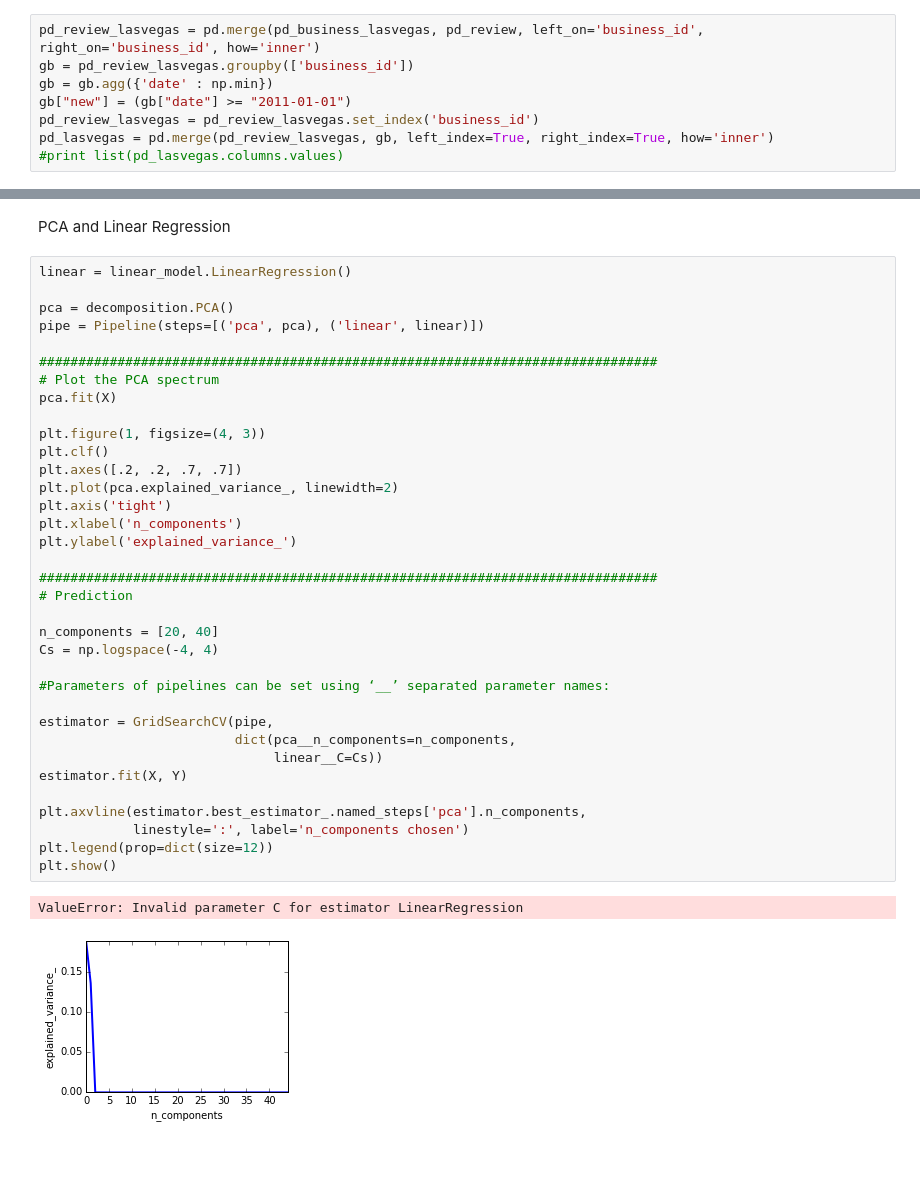
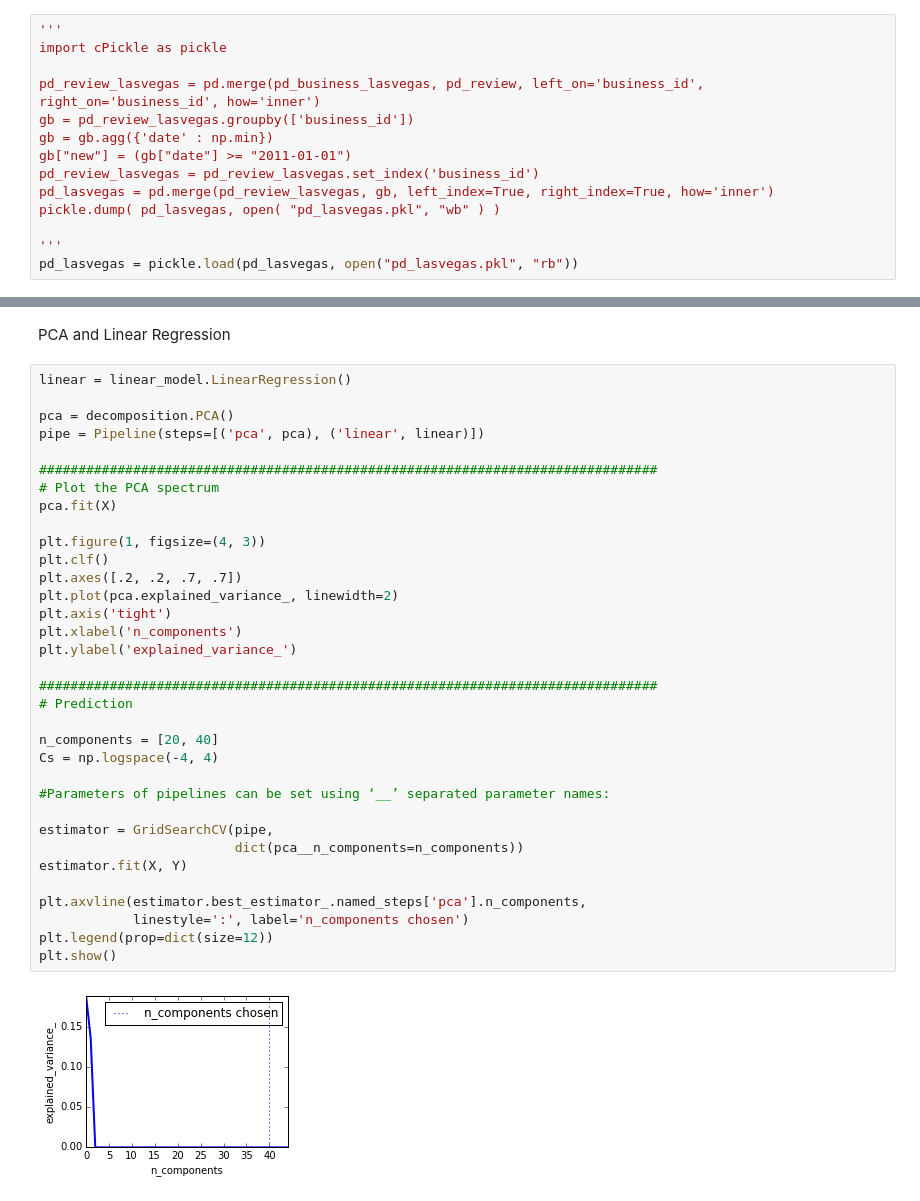
Before and after one commit to dbjnbnrj/newbusiness, a Jupyter notebook: Workbook.ipynb, the cells around one changed output, grey strips where cells are left out. Drawn from its saved outputs; the diff is of its cells as text; blank space fills up the shorter version.

```diff
--- a/Workbook.ipynb
+++ b/Workbook.ipynb
@@ -126,10 +128,16 @@ See the caveats in the documentation: http://pandas.pydata.org/pandas-docs/stabl
 # %% [markdown]
 Label new and old businesses in the cluster
 # %%
+'''
+import cPickle as pickle
+
 pd_review_lasvegas = pd.merge(pd_business_lasvegas, pd_review, left_on='business_id', right_on='business_id', how='inner')
 gb = pd_review_lasvegas.groupby(['business_id'])
 gb = gb.agg({'date' : np.min})
 gb["new"] = (gb["date"] >= "2011-01-01")
 pd_review_lasvegas = pd_review_lasvegas.set_index('business_id')
 pd_lasvegas = pd.merge(pd_review_lasvegas, gb, left_index=True, right_index=True, how='inner')
-#print list(pd_lasvegas.columns.values)
+pickle.dump( pd_lasvegas, open( "pd_lasvegas.pkl", "wb" ) )
+
+'''
+pd_lasvegas = pickle.load(pd_lasvegas, open("pd_lasvegas.pkl", "rb"))
@@ -294,34 +286,32 @@ pca = decomposition.PCA()
 pipe = Pipeline(steps=[('pca', pca), ('linear', linear)])
 
 ###############################################################################
 # Plot the PCA spectrum
 pca.fit(X)
 
 plt.figure(1, figsize=(4, 3))
 plt.clf()
 plt.axes([.2, .2, .7, .7])
 plt.plot(pca.explained_variance_, linewidth=2)
 plt.axis('tight')
 plt.xlabel('n_components')
 plt.ylabel('explained_variance_')
 
 ###############################################################################
 # Prediction
 
 n_components = [20, 40]
 Cs = np.logspace(-4, 4)
 
 #Parameters of pipelines can be set using ‘__’ separated parameter names:
 
 estimator = GridSearchCV(pipe,
-                         dict(pca__n_components=n_components,
-                              linear__C=Cs))
+                         dict(pca__n_components=n_components))
 estimator.fit(X, Y)
 
 plt.axvline(estimator.best_estimator_.named_steps['pca'].n_components,
             linestyle=':', label='n_components chosen')
 plt.legend(prop=dict(size=12))
 plt.show()
 # %% [output]
-ValueError: Invalid parameter C for estimator LinearRegression
-[figure, old version]
+[figure, new version]
```
Also changed, not shown: parts of 7 cells of this notebook.
